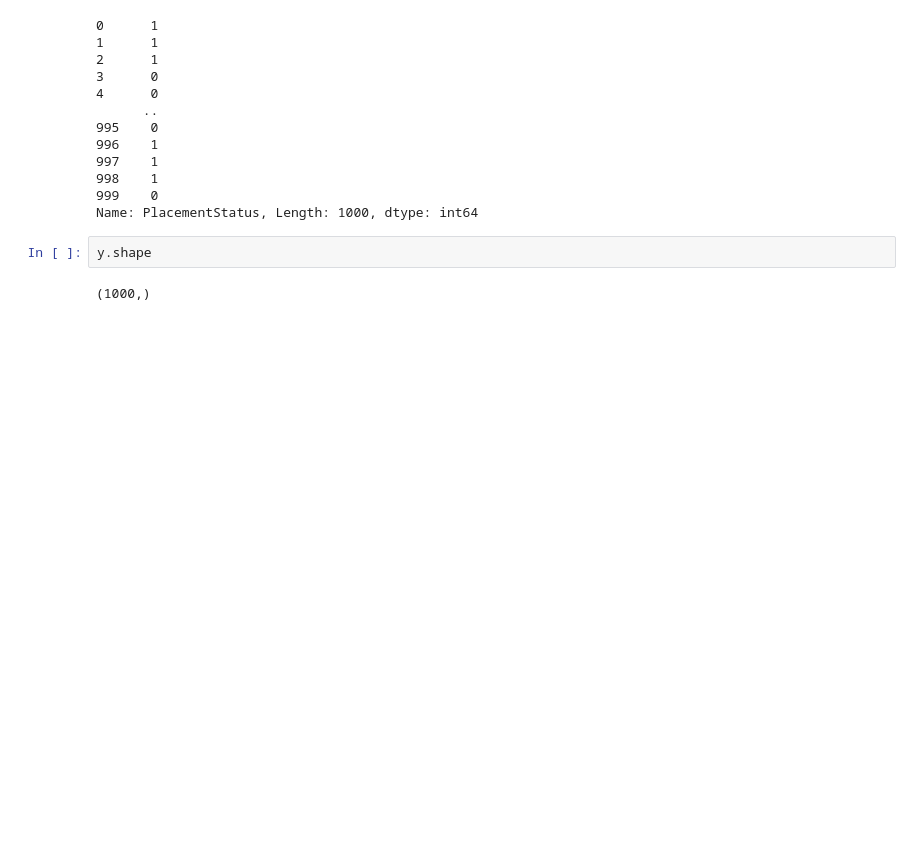
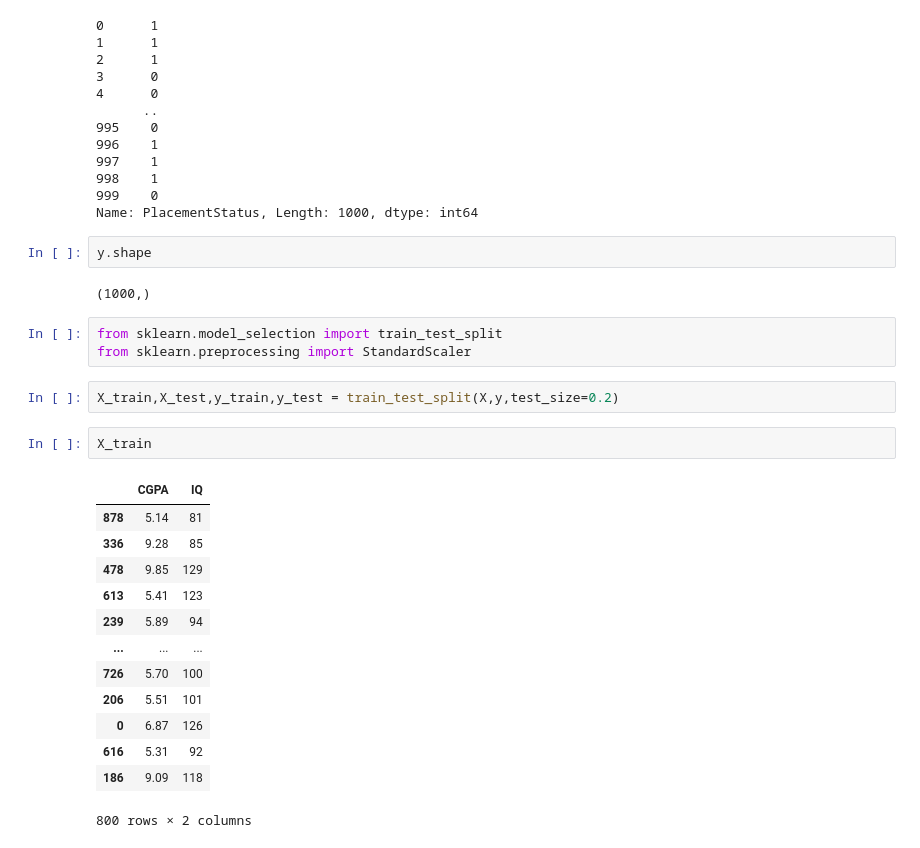
Before and after one commit to navyamj01/Student-Placement-Prediction-Model, a Jupyter notebook: model.ipynb, the cells around one changed output. Cells and saved outputs as stored; diff of their text form; blank space fills up the shorter version.

Commit message:
made the model

```diff
--- a/model.ipynb
+++ b/model.ipynb
@@ -88,3 +103,24 @@ Name: PlacementStatus, Length: 1000, dtype: int64
 y.shape
 # %% [output]
 (1000,)
+# %%
+from sklearn.model_selection import train_test_split
+from sklearn.preprocessing import StandardScaler
+# %%
+X_train,X_test,y_train,y_test = train_test_split(X,y,test_size=0.2)
+# %%
+X_train
+# %% [output]
+|  | CGPA | IQ |
+| 878 | 5.14 | 81 |
+| 336 | 9.28 | 85 |
+| 478 | 9.85 | 129 |
+| 613 | 5.41 | 123 |
+| 239 | 5.89 | 94 |
+| ... | ... | ... |
+| 726 | 5.70 | 100 |
+| 206 | 5.51 | 101 |
+| 0 | 6.87 | 126 |
+| 616 | 5.31 | 92 |
+| 186 | 9.09 | 118 |
+800 rows × 2 columns
```
Also changed, not shown: parts of 21 cells of this notebook, 2 other files.
